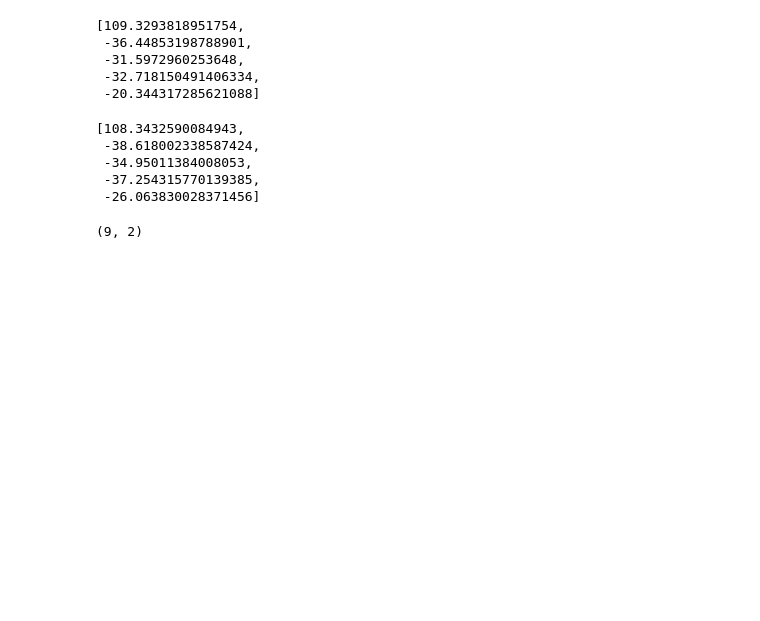
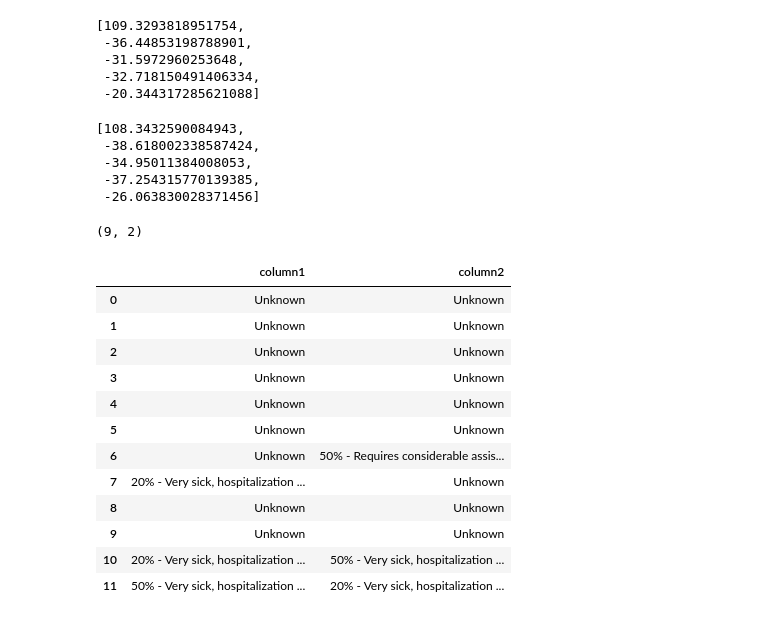
Before and after one commit to SirErikPak/Profolio, a Jupyter notebook: UNOS/Notebook/Untitled1.ipynb, the cells around one changed output. Cells and saved outputs as stored; diff of their text form; code cells hidden in the pictures; blank space fills up the shorter version.

```diff
--- a/UNOS/Notebook/Untitled1.ipynb
+++ b/UNOS/Notebook/Untitled1.ipynb
@@ -643,3 +657,38 @@ aic_scores
 X_train.shape
 # %% [output]
 (9, 2)
+# %%
+import pandas as pd
+
+# Sample data
+data = pd.DataFrame([
+    ["Unknown", "Unknown"],
+    ["Unknown", "Unknown"],
+    ["Unknown", "Unknown"],
+    ["Unknown", "Unknown"],
+    ["Unknown", "Unknown"],
+    ["Unknown", "Unknown"],
+    ["Unknown", "50% - Requires considerable assistance and frequent medical care"],
+    ["20% - Very sick, hospitalization necessary: active treatment necessary", "Unknown"],
+    ["Unknown", "Unknown"],
+    ["Unknown", "Unknown"],
+    ["20% - Very sick, hospitalization necessary: active treatment necessary", "50% - Very sick, hospitalization necessary: active treatment necessaryown"],
+    ["50% - Very sick, hospitalization necessary: active treatment necessary", "20% - Very sick, hospitalization necessary: active treatment necessaryown"]
+], columns=['column1', 'column2'])
+
+# Print the DataFrame to verify
+data
+# %% [output]
+|  | column1 | column2 |
+| 0 | Unknown | Unknown |
+| 1 | Unknown | Unknown |
+| 2 | Unknown | Unknown |
+| 3 | Unknown | Unknown |
+| 4 | Unknown | Unknown |
+| 5 | Unknown | Unknown |
+| 6 | Unknown | 50% - Requires considerable assis... |
+| 7 | 20% - Very sick, hospitalization ... | Unknown |
+| 8 | Unknown | Unknown |
+| 9 | Unknown | Unknown |
+| 10 | 20% - Very sick, hospitalization ... | 50% - Very sick, hospitalization ... |
+| 11 | 50% - Very sick, hospitalization ... | 20% - Very sick, hospitalization ... |
```
Also changed, not shown: parts of 5 cells of this notebook, 13 other files.
